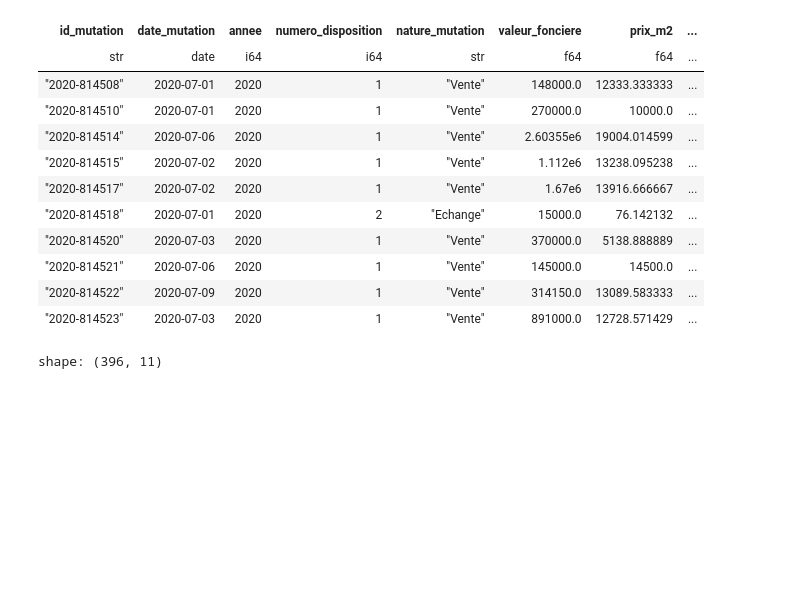
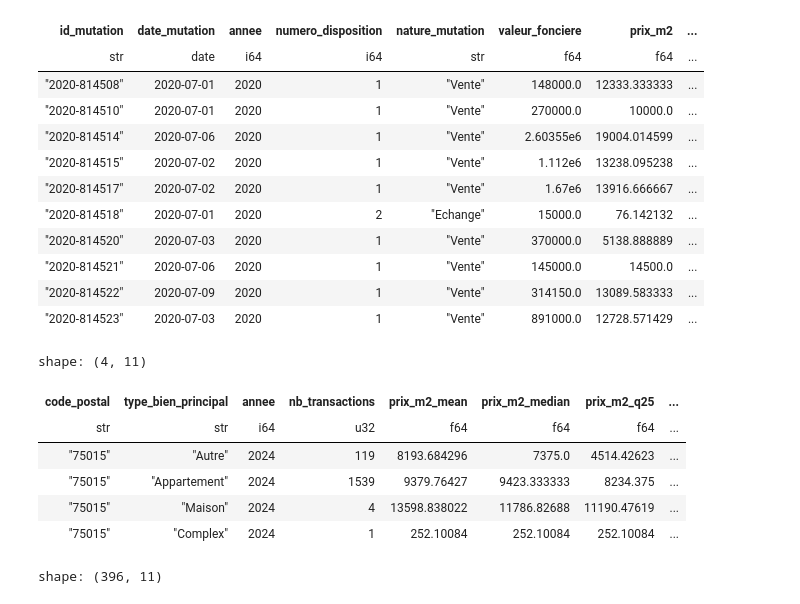
Before and after one commit to BriceSop/Real-estate-AI-agent, a Jupyter notebook: notebooks/02_silver_to_gold.ipynb, the cells around one changed output. Cells and saved outputs as stored; diff of their text form; code cells hidden in the pictures; blank space fills up the shorter version.

```diff
--- a/notebooks/02_silver_to_gold.ipynb
+++ b/notebooks/02_silver_to_gold.ipynb
@@ -411,6 +394,16 @@ gold_market_metrics = (
         pl.median("surface_totale").alias("surface_median")
         )
     )
+# %%
+gold_market_metrics.filter((pl.col("annee") == 2024) & (pl.col("code_postal") == "75015"))
+# %% [output]
+shape: (4, 11)
+| code_postal | type_bien_principal | annee | nb_transactions | prix_m2_mean | prix_m2_median | prix_m2_q25 | ... |
+| str | str | i64 | u32 | f64 | f64 | f64 | ... |
+| "75015" | "Autre" | 2024 | 119 | 8193.684296 | 7375.0 | 4514.42623 | ... |
+| "75015" | "Appartement" | 2024 | 1539 | 9379.76427 | 9423.333333 | 8234.375 | ... |
+| "75015" | "Maison" | 2024 | 4 | 13598.838022 | 11786.82688 | 11190.47619 | ... |
+| "75015" | "Complex" | 2024 | 1 | 252.10084 | 252.10084 | 252.10084 | ... |
 # %%
 gold_market_metrics
 # %% [output]
```
Also changed, not shown: parts of 10 cells of this notebook, 2 other files.
